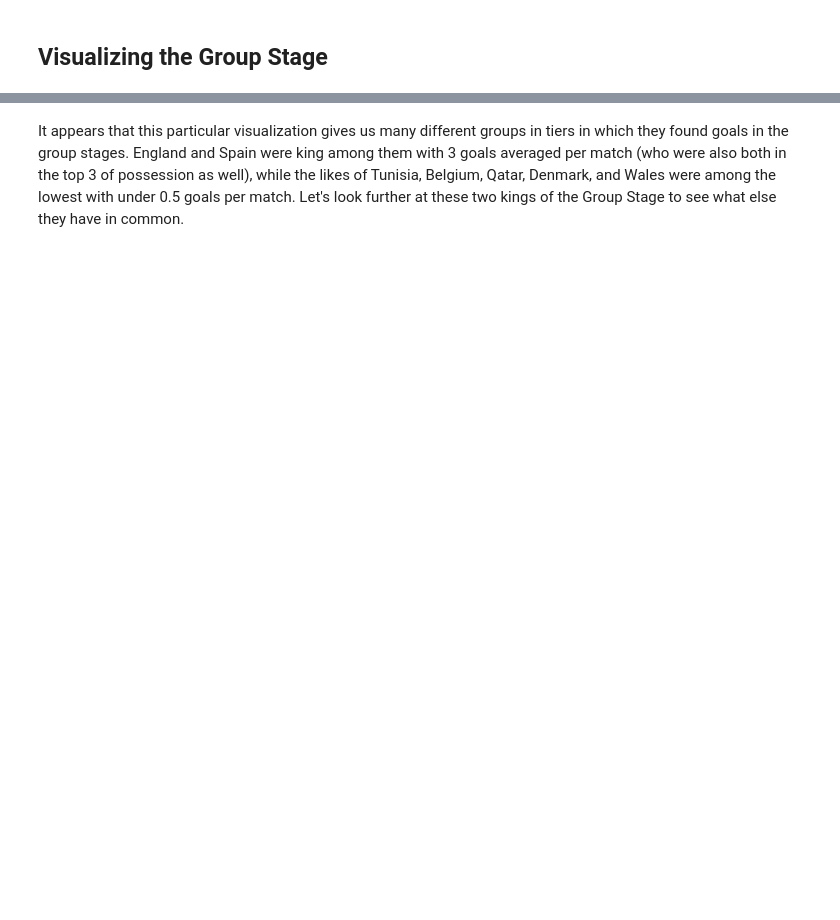
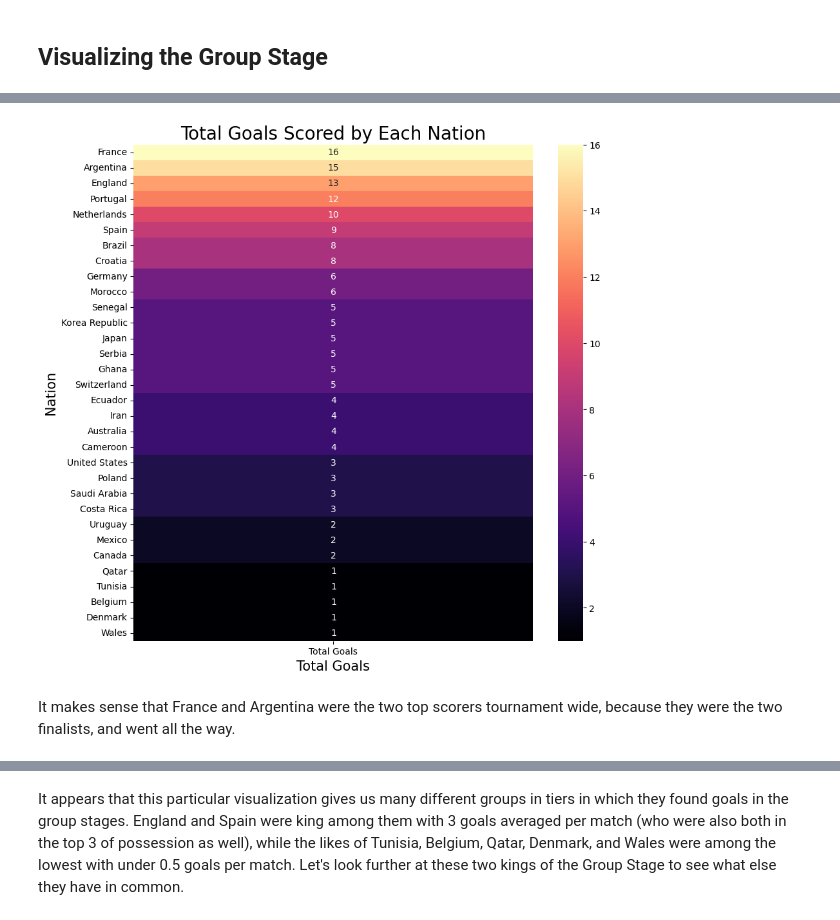
Before and after one commit to ccvale/2022-Qatar-World-Cup-Analysis, a Jupyter notebook: worldcup.ipynb, the cells around one changed output, grey strips where cells are left out. Cells and saved outputs as stored; diff of their text form; code cells hidden in the pictures; blank space fills up the shorter version.

```diff
--- a/worldcup.ipynb
+++ b/worldcup.ipynb
@@ -440,3 +490,15 @@ plt.show()
+# %%
+# create a heatmap using the Total Goals column
+plt.figure(figsize=(10, 10))
+sns.heatmap(countries[['Total Goals']].sort_values(by='Total Goals', ascending=False), annot=True, cmap='magma')
+plt.title('Total Goals Scored by Each Nation', fontsize=20)
+plt.xlabel('Total Goals', fontsize=15)
+plt.ylabel('Nation', fontsize=15)
+plt.show()
+# %% [output]
+[figure, added]
+# %% [markdown]
+It makes sense that France and Argentina were the two top scorers tournament wide, because they were the two finalists, and went all the way.
 # %%
 # i want this to be colored by groupid but for some reason it doesnt want to work...any ideas?
 plt.figure(figsize=(20, 10))
```
Also changed, not shown: parts of 27 cells of this notebook, 3 other files.
